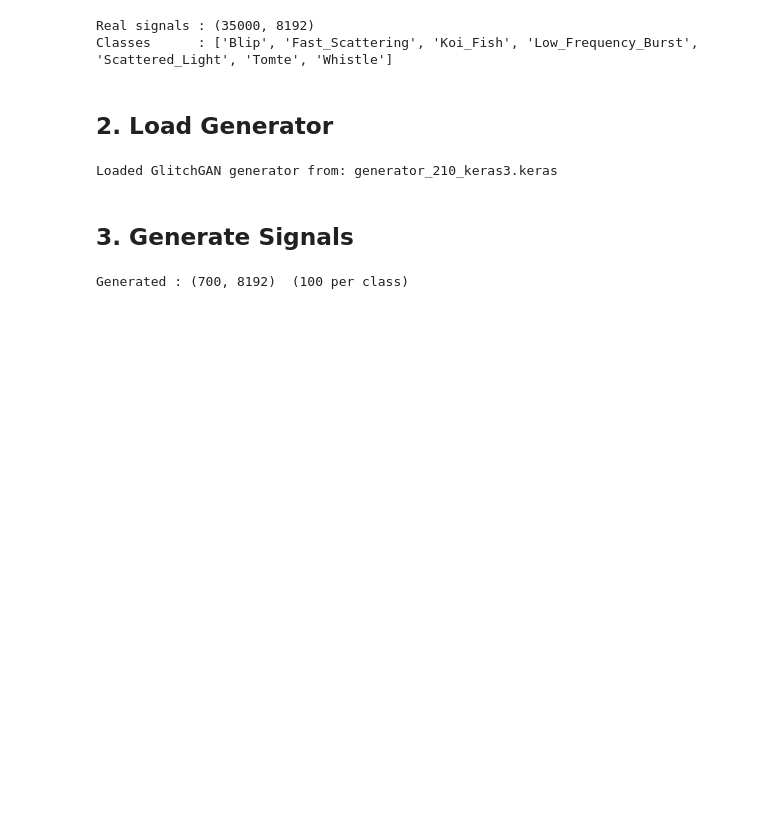
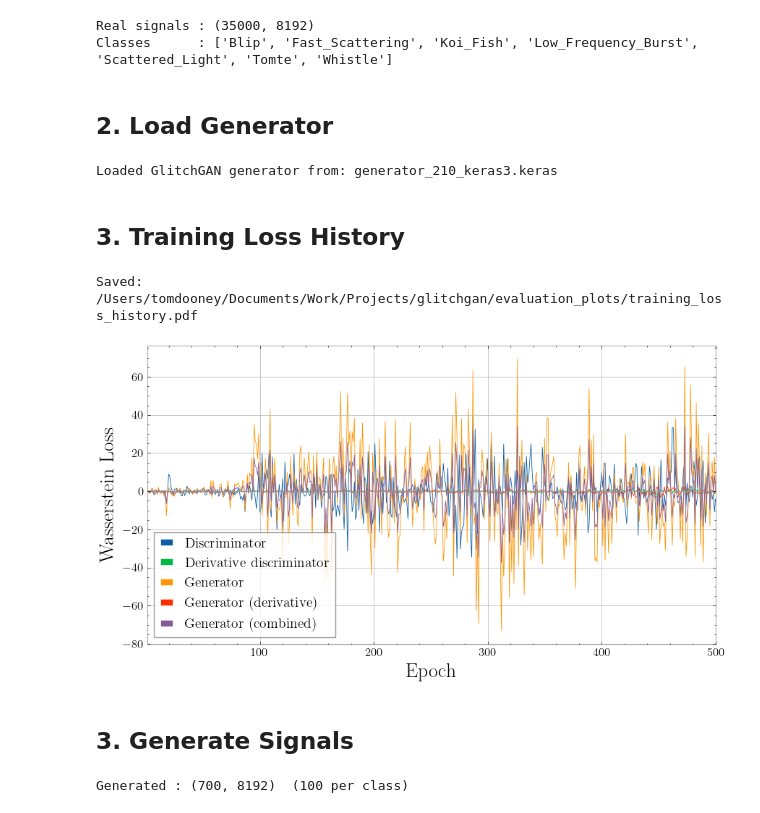
Before and after one commit to tomdooney95/glitchgan, a Jupyter notebook: notebooks/evaluation.ipynb, the cells around one changed output. Cells and saved outputs as stored; diff of their text form; code cells hidden in the pictures; blank space fills up the shorter version.

```diff
--- a/notebooks/evaluation.ipynb
+++ b/notebooks/evaluation.ipynb
@@ -103,6 +103,52 @@ gan.generator = keras.models.load_model(str(GENERATOR_PATH), compile=False)
 print(f"Loaded GlitchGAN generator from: {GENERATOR_PATH.name}")
 # %% [output]
 Loaded GlitchGAN generator from: generator_210_keras3.keras
+# %% [markdown]
+## 3. Training Loss History
+# %%
+import json
+import numpy as np
+import matplotlib.pyplot as plt
+
+HISTORY_PATH = PROJECT_ROOT / "history.json"
+with open(HISTORY_PATH) as f:
+    history = json.load(f)
+
+epochs = np.arange(1, len(history["d_loss"]) + 1)
+SMOOTH = 10
+
+def smooth(x, w):
+    return np.convolve(x, np.ones(w) / w, mode="valid")
+
+epochs_s = epochs[SMOOTH - 1:]
+
+series = [
+    ("d_loss",          "Discriminator",             "C0"),
+    ("d2d_loss",        "Derivative discriminator",  "C1"),
+    ("g_loss",          "Generator",                 "C2"),
+    ("g_loss2d",        "Generator (derivative)",    "C3"),
+    ("g_loss_combined", "Generator (combined)",      "C4"),
+]
+
+fig, ax = plt.subplots(figsize=(9, 5))
+for key, label, color in series:
+    # ax.plot(epochs,   history[key],              color=color, alpha=0.15, lw=0.6)
+    ax.plot(epochs,   history[key],              color=color, alpha=1, lw=0.6, label=label)
+    # ax.plot(epochs_s, smooth(history[key], SMOOTH), color=color, lw=1.5, label=label)
+
+ax.axhline(0, color="k", lw=0.6, ls="--", alpha=0.4)
+ax.set_xlabel("Epoch", fontsize=20)
+ax.set_ylabel("Wasserstein Loss", fontsize=20)
+ax.set_xlim(1, 500)
+ax.legend(fontsize=14, frameon=True, loc="lower left")
+plt.tight_layout()
+save_path = PLOTS_DIR / "training_loss_history.pdf"
+plt.savefig(save_path, bbox_inches="tight")
+print(f"Saved: {save_path}")
+plt.show()
+# %% [output]
+Saved: /Users/tomdooney/Documents/Work/Projects/glitchgan/evaluation_plots/training_loss_history.pdf
+[figure, added]
 # %% [markdown]
 ## 3. Generate Signals
 # %%
```
Also changed, not shown: parts of 14 cells of this notebook, 16 other files.
